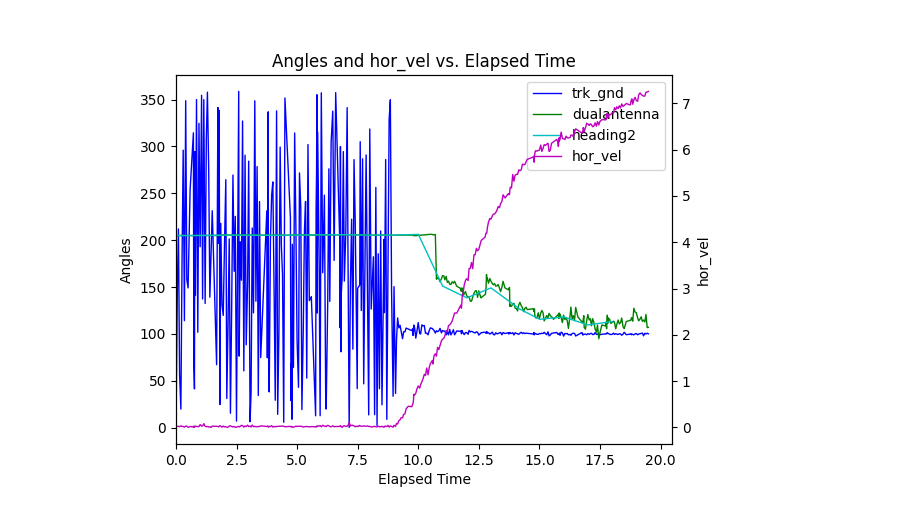
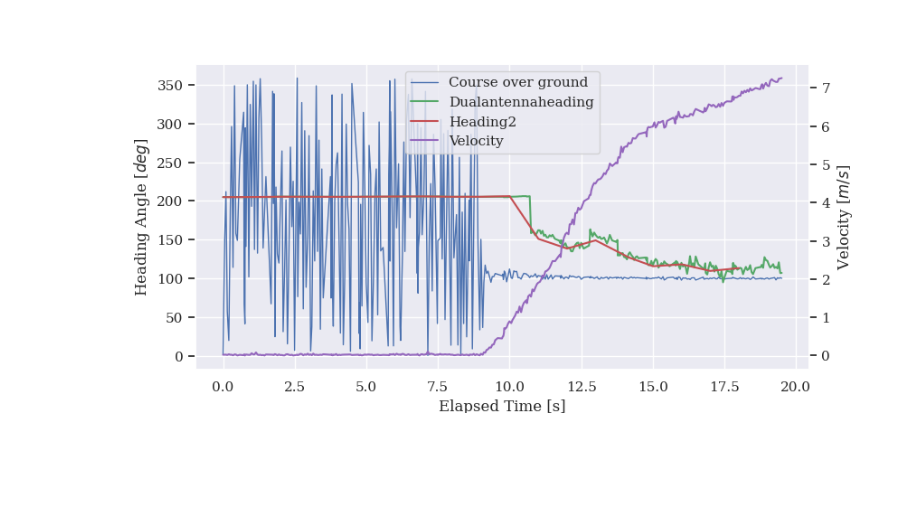
Before and after one commit to Jul310/kiss-icp, a Jupyter notebook: tum_eval/heading_analysis.ipynb, the cells around one changed output. Saved outputs shown, nothing was run; the diff lists cells and outputs as text; code cells hidden in the pictures; blank space fills up the shorter version.

```diff
--- a/tum_eval/heading_analysis.ipynb
+++ b/tum_eval/heading_analysis.ipynb
@@ -2,7 +2,11 @@
 import pandas as pd
 import os
 import numpy as np
+from evo.tools.plot import *
 
 import matplotlib.pyplot as plt
+from tools.internal.plot_settings import get_figsize
 
 %matplotlib widget
+
+result_figure_dir = "/mnt/c/Users/J-Dau/OneDrive/TUM/04_SS23/02_MA/02_Figures/06_ch-4-project-context/"
@@ -32,45 +35,39 @@ heading2 = extract(df, "/edgar/sensor/gps/novatel/heading2.heading")
 # %%
-fig, ax1 = plt.subplots()
+plt.close('all')
+fig = plt.figure(figsize=get_figsize(wf=1.5,hf = 0.5))
+ax1 = fig.gca()
 
-# Plot the four angles on the left y-axis
-ax1.plot(trk_gnd[:,0], trk_gnd[:,1], label='trk_gnd', color='b', linewidth=1.0)
-ax1.plot(dualantenna[:,0], dualantenna[:,1], label='dualantenna', color='g', linewidth=1.0)
-# ax1.plot(gps_track[:,0], gps_track[:,1], label='gps_track', color='r')
-ax1.plot(heading2[:,0], heading2[:,1], label='heading2', color='c',linewidth=1.0)
+ax1.plot(trk_gnd[:,0], trk_gnd[:,1], label='Course over ground', linewidth=1.0)
+ax1.plot(dualantenna[:,0], dualantenna[:,1], label='Dualantennaheading', linewidth=1.5)
+ax1.plot(heading2[:,0], heading2[:,1], label='Heading2',linewidth=1.5)
 
 # Set labels and title for the left y-axis
-ax1.set_xlabel('Elapsed Time')
-ax1.set_ylabel('Angles', color='black')
-ax1.tick_params(axis='y', labelcolor='black')
+ax1.set_xlabel('Elapsed Time [s]')
+ax1.set_ylabel('Heading Angle [$deg$]')
+# ax1.tick_params(axis='y', labelcolor='black')
 
 
 # Create a second y-axis on the right
 ax2 = ax1.twinx()
+ax2.grid(False)
 
-# Plot hor_vel on the right y-axis
-ax2.plot(hor_vel[:,0], hor_vel[:,1], label='hor_vel', color='m', linewidth=1.0)
+# # Plot hor_vel on the right y-axis
+ax2.plot(hor_vel[:,0], hor_vel[:,1], label='Velocity', color="tab:purple" ,linewidth=1.5, linestyle="-")
 
-# Set labels and title for the right y-axis
-ax2.set_ylabel('hor_vel', color='black')
-ax2.tick_params(axis='y', labelcolor='black')
+# # Set labels and title for the right y-axis
+ax2.set_ylabel("Velocity [$m/s$]")
 
-
-# Combine legends into a single legend
+# # Combine legends into a single legend
 lines, labels = ax1.get_legend_handles_labels()
 lines2, labels2 = ax2.get_legend_handles_labels()
-ax1.legend(lines + lines2, labels + labels2, loc='best')
+ax1.legend(lines + lines2, labels + labels2, loc='upper center')
 
-# Limit x-axis to zero
-ax1.set_xlim(left=0)
+# # Limit x-axis to zero
+# ax1.set_xlim(left=0)
 
-
-
-# Show the plot
-# plt.grid(True)
-plt.title('Angles and hor_vel vs. Elapsed Time')
 plt.show()
-plt.savefig("myimage.pdf", dpi=1200)
+plt.savefig(os.path.join(result_figure_dir, "heading-angles.pdf"), format="pdf", bbox_inches="tight")
 # %% [output]
-[figure, old version]
+[figure, new version]
 # %%
 df
```
Also changed, not shown: parts of 4 cells of this notebook, 12 other files.
